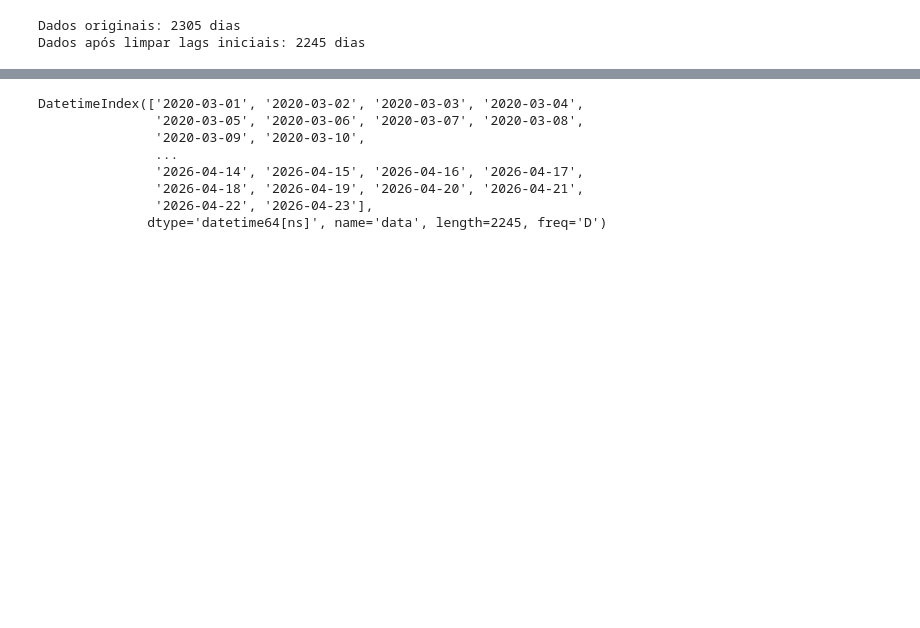
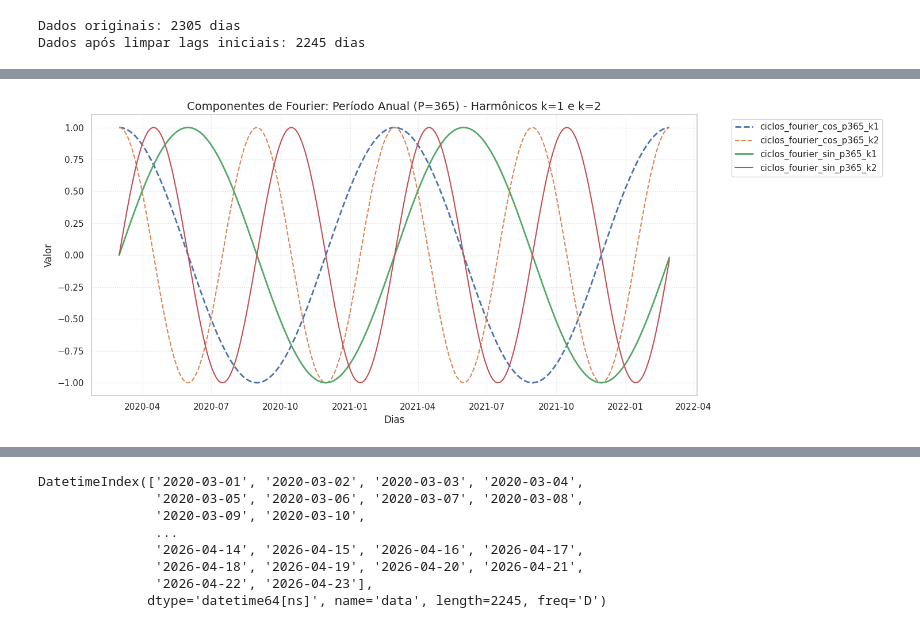
Before and after one commit to luisgustavoullmann/ml_uff, a Jupyter notebook: 3_feature_engineer.ipynb, the cells around one changed output, grey strips where cells are left out. Cells and saved outputs as stored; diff of their text form; code cells hidden in the pictures; blank space fills up the shorter version.

```diff
--- a/3_feature_engineer.ipynb
+++ b/3_feature_engineer.ipynb
@@ -809,7 +794,7 @@ dtype: int64
 # Isso limpa os NaNs que o cálculo de 30d, 45d e 60d gerou inevitavelmente
 # tem 2.305 dias (quase 6 anos), perder 60 dias do início não afetará a análise de sazonalidade
 # df_diario_final = df.dropna()
-df_diario_final = df_final.iloc[60:]
+df_diario_final = df_final.iloc[lags[-1]:]
 
 print(df_diario_final.isna().sum().sort_values(ascending=False).head(10))
 # %% [output]
@@ -832,0 +820,18 @@ Dados após limpar lags iniciais: 2245 dias
+# %%
+def fourier_features(df, columns, periods, n_terms_list):
+    t = np.arange(len(df))
+
+    for col in columns:
+        for period, n_terms in zip(periods, n_terms_list):
+            period = int(period)  # ← garante que não vira array/lista
+
+            for k in range(1, n_terms + 1):
+                df[f"{col}_fourier_cos_p{period}_k{k}"] = np.cos(2 * np.pi * k * t / period)
+                df[f"{col}_fourier_sin_p{period}_k{k}"] = np.sin(2 * np.pi * k * t / period)
+
+    return df
+# %%
+seasonal_periods = [7, 30.44, 365.25]  # Semanal, Mensal e Anual
+n_terms_list = [3, 1, 2] # Complexidade de cada onda
+# %%
+df_diario_final = fourier_features(df_diario_final, ['ciclos'], seasonal_periods, n_terms_list)
@@ -832,0 +873,25 @@ Dados após limpar lags iniciais: 2245 dias
+# %%
+# Filtrando todas as colunas do período 365 (k1 e k2)
+cols_365 = [c for c in df_diario_final.columns if "_p365_" in c]
+
+# Criando o plot
+fig, ax = plt.subplots(figsize=(15, 6))
+
+# Plotando os primeiros 2 anos (730 dias)
+for col in sorted(cols_365):
+    # k1 terá amplitude total, k2 terá frequência dobrada
+    linewidth = 2 if "k1" in col else 1.5
+    linestyle = "-" if "sin" in col else "--"
+    ax.plot(df_diario_final.index[:730], df_diario_final[col][:730],
+            label=col, lw=linewidth, ls=linestyle)
+
+ax.set_title("Componentes de Fourier: Período Anual (P=365) - Harmônicos k=1 e k=2", fontsize=14)
+ax.set_xlabel("Dias")
+ax.set_ylabel("Valor")
+ax.legend(bbox_to_anchor=(1.05, 1), loc='upper left') # Legenda fora do gráfico para clareza
+ax.grid(True, linestyle=':', alpha=0.6)
+
+plt.tight_layout()
+plt.show()
+# %% [output]
+[figure, added]
```
Also changed, not shown: parts of 20 cells of this notebook, 6 other files.
